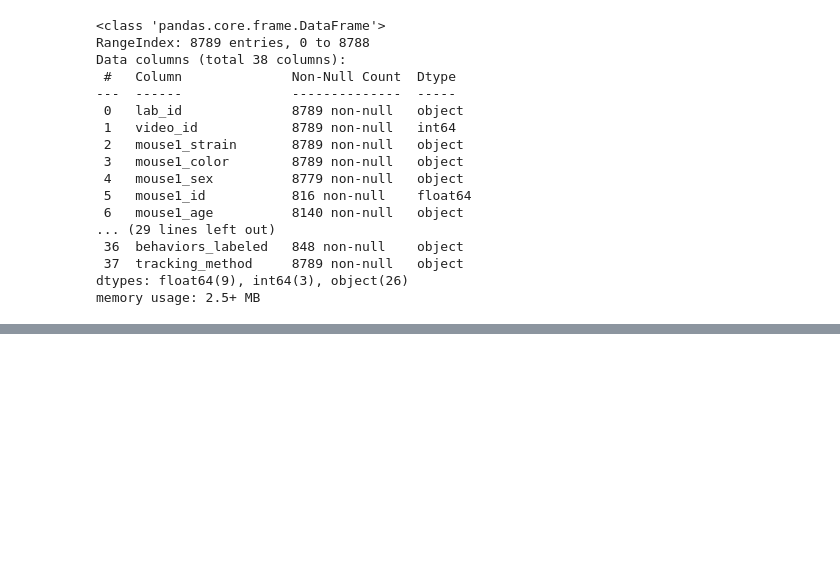
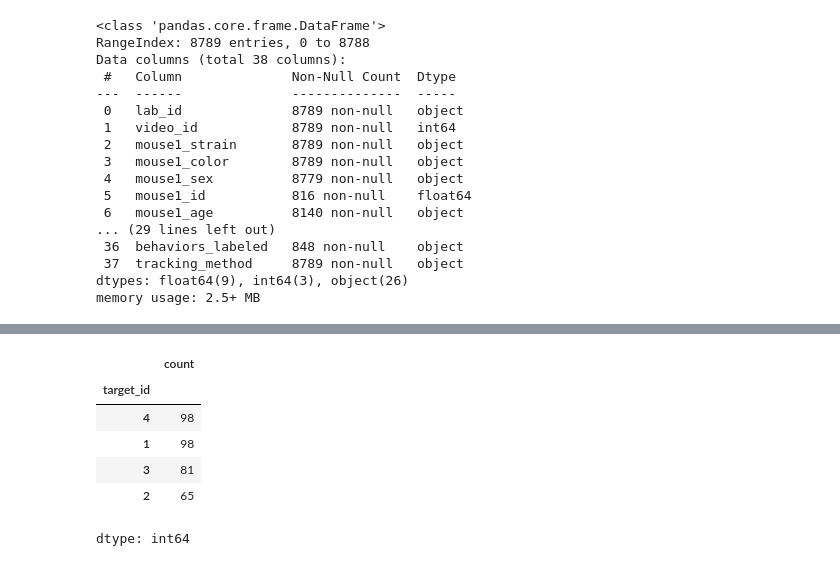
Before and after one commit to jiyoungeeeeeeeeeeeeeeeeeeeee/MABe-Challenge---Social-Action-Recognition-in-Mice, a Jupyter notebook: MABe_EDA.ipynb, the cells around one changed output, grey strips where cells are left out. Cells and saved outputs as stored; diff of their text form; code cells hidden in the pictures; blank space fills up the shorter version.

```diff
--- a/MABe_EDA.ipynb
+++ b/MABe_EDA.ipynb
@@ -103,0 +194,10 @@ memory usage: 2.5+ MB
+# %%
+ann['target_id'].value_counts()
+# %% [output]
+|  | count |
+| target_id |  |
+| 4 | 98 |
+| 1 | 98 |
+| 3 | 81 |
+| 2 | 65 |
+dtype: int64
```
Also changed, not shown: parts of 22 cells of this notebook.
